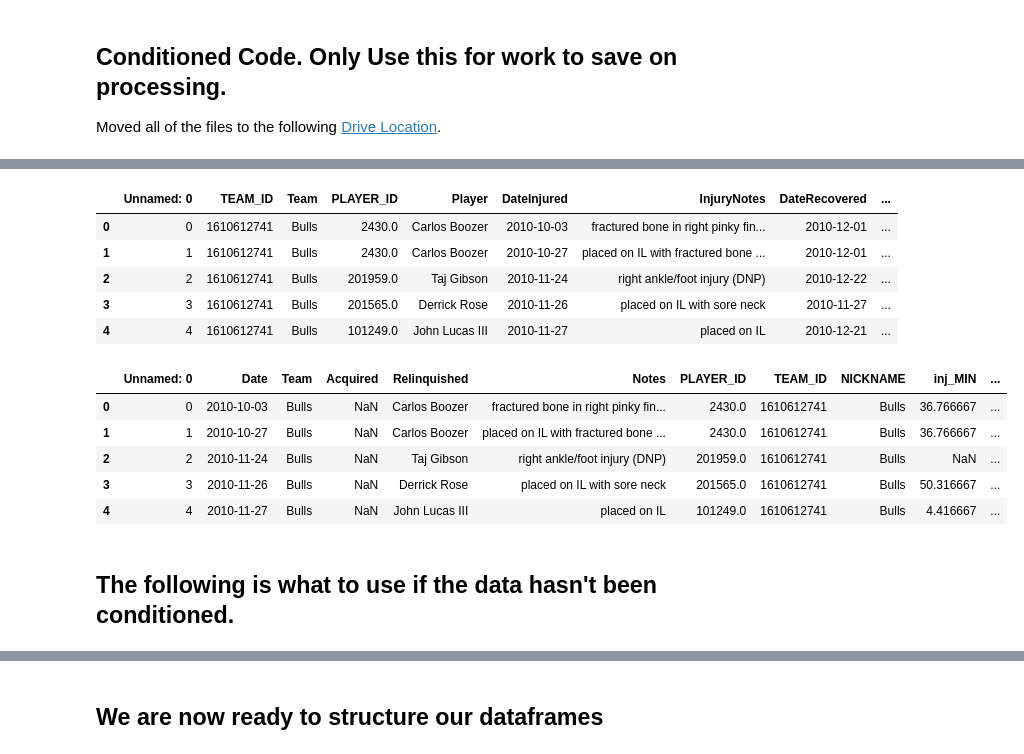
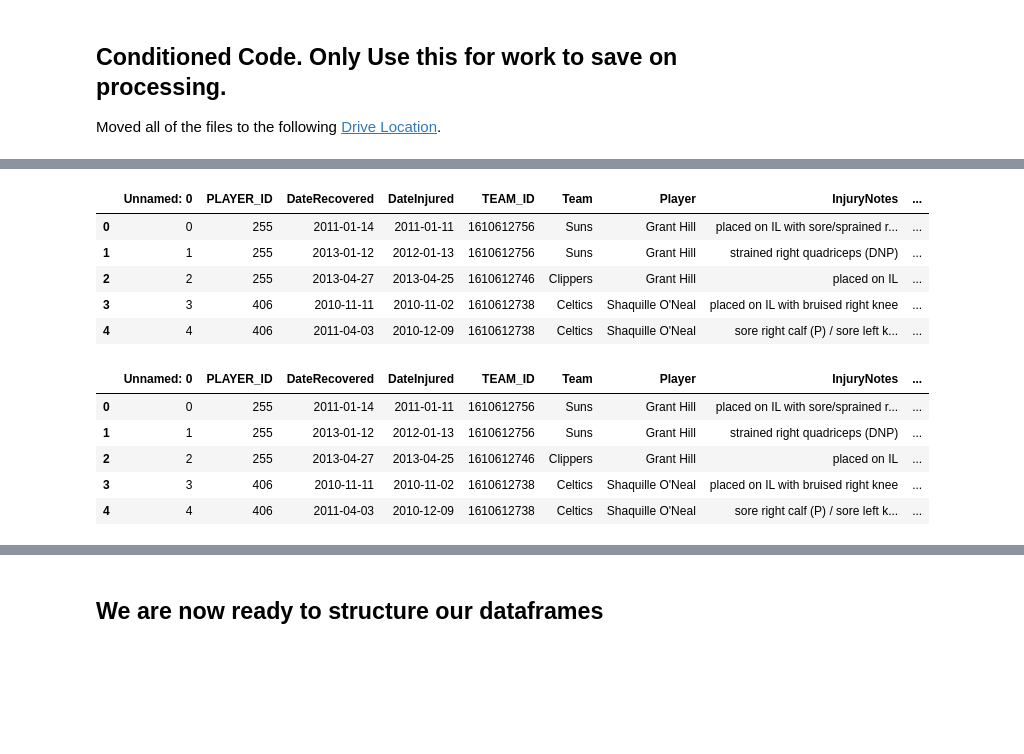
Before and after one commit to cybertraining-dsc/fa20-523-301, a Jupyter notebook: project/project.ipynb, the cells around one changed output, grey strips where cells are left out. Cells and saved outputs as stored; diff of their text form; code cells hidden in the pictures; blank space fills up the shorter version.

```diff
--- a/project/project.ipynb
+++ b/project/project.ipynb
@@ -80,20 +114,18 @@ Moved all of the files to the following [Drive Location](https://drive.google.co
 # Load In Conditioned Datasets - Upload to the Colab files on the left #
 ########################################################################
 
-# df_Injury_End
-df_Injury_End = pd.read_csv("/content/drive/My Drive/Colab Notebooks/df_Injury_End.csv")
+# df_Injury_length
+#df_Injury_length = pd.read_csv('/content/drive/My Drive/Colab Notebooks/df_Injury_length.csv')
+df_Injury_length = pd.read_csv('/content/drive/My Drive/Colab Notebooks/data/df_Injury_length.csv')
+# df_Injury_stats
+#df_Injury_stats = pd.read_csv('/content/drive/My Drive/Colab Notebooks/df_Injury_stats.csv')
+df_Injury_stats = pd.read_csv('/content/drive/My Drive/Colab Notebooks/data/df_Injury_stats.csv')
 
-#df_Injury_End = pd.read_csv("/content/drive/Shared with me/Colab Notebooks/df_Injury_End.csv")
-# df_Injury_length
-df_Injury_length = pd.read_csv('/content/drive/My Drive/Colab Notebooks/df_Injury_length.csv')
-# df_Injury_Start
-df_Injury_Start = pd.read_csv('/content/drive/My Drive/Colab Notebooks/df_Injury_Start.csv')
-
-ds_NBA_Injuries = [df_Injury_Start, df_Injury_End]
+ds_NBA_Injuries = [df_Injury_length, df_Injury_stats]
 #nba games dataset
-df_Games_games = pd.read_csv('/content/drive/My Drive/Colab Notebooks/games.csv')
-df_Games_gamesDetails = pd.read_csv('/content/drive/My Drive/Colab Notebooks/games_details.csv')
-df_Games_players = pd.read_csv('/content/drive/My Drive/Colab Notebooks/players.csv')
-df_Games_ranking = pd.read_csv('/content/drive/My Drive/Colab Notebooks/ranking.csv')
-df_Games_teams = pd.read_csv('/content/drive/My Drive/Colab Notebooks/teams.csv')
+df_Games_games = pd.read_csv('/content/drive/My Drive/Colab Notebooks/data/games.csv')
+df_Games_gamesDetails = pd.read_csv('/content/drive/My Drive/Colab Notebooks/data/games_details.csv')
+df_Games_players = pd.read_csv('/content/drive/My Drive/Colab Notebooks/data/players.csv')
+df_Games_ranking = pd.read_csv('/content/drive/My Drive/Colab Notebooks/data/ranking.csv')
+df_Games_teams = pd.read_csv('/content/drive/My Drive/Colab Notebooks/data/teams.csv')
 ds_NBA_Games = [df_Games_games, df_Games_gamesDetails, df_Games_players, df_Games_ranking, df_Games_teams]
@@ -109,21 +132,21 @@ df_Injury_End.head()
 # %%
 df_Injury_length.head()
 # %% [output]
-|  | Unnamed: 0 | TEAM_ID | Team | PLAYER_ID | Player | DateInjured | InjuryNotes | DateRecovered | ... |
-| 0 | 0 | 1610612741 | Bulls | 2430.0 | Carlos Boozer | 2010-10-03 | fractured bone in right pinky fin... | 2010-12-01 | ... |
-| 1 | 1 | 1610612741 | Bulls | 2430.0 | Carlos Boozer | 2010-10-27 | placed on IL with fractured bone ... | 2010-12-01 | ... |
-| 2 | 2 | 1610612741 | Bulls | 201959.0 | Taj Gibson | 2010-11-24 | right ankle/foot injury (DNP) | 2010-12-22 | ... |
-| 3 | 3 | 1610612741 | Bulls | 201565.0 | Derrick Rose | 2010-11-26 | placed on IL with sore neck | 2010-11-27 | ... |
-| 4 | 4 | 1610612741 | Bulls | 101249.0 | John Lucas III | 2010-11-27 | placed on IL | 2010-12-21 | ... |
+|  | Unnamed: 0 | PLAYER_ID | DateRecovered | DateInjured | TEAM_ID | Team | Player | InjuryNotes | ... |
+| 0 | 0 | 255 | 2011-01-14 | 2011-01-11 | 1610612756 | Suns | Grant Hill | placed on IL with sore/sprained r... | ... |
+| 1 | 1 | 255 | 2013-01-12 | 2012-01-13 | 1610612756 | Suns | Grant Hill | strained right quadriceps (DNP) | ... |
+| 2 | 2 | 255 | 2013-04-27 | 2013-04-25 | 1610612746 | Clippers | Grant Hill | placed on IL | ... |
+| 3 | 3 | 406 | 2010-11-11 | 2010-11-02 | 1610612738 | Celtics | Shaquille O'Neal | placed on IL with bruised right knee | ... |
+| 4 | 4 | 406 | 2011-04-03 | 2010-12-09 | 1610612738 | Celtics | Shaquille O'Neal | sore right calf (P) / sore left k... | ... |
 # %%
-df_Injury_Start.head()
+df_Injury_stats.head()
 # %% [output]
-|  | Unnamed: 0 | Date | Team | Acquired | Relinquished | Notes | PLAYER_ID | TEAM_ID | NICKNAME | inj_MIN | ... |
-| 0 | 0 | 2010-10-03 | Bulls | NaN | Carlos Boozer | fractured bone in right pinky fin... | 2430.0 | 1610612741 | Bulls | 36.766667 | ... |
-| 1 | 1 | 2010-10-27 | Bulls | NaN | Carlos Boozer | placed on IL with fractured bone ... | 2430.0 | 1610612741 | Bulls | 36.766667 | ... |
-| 2 | 2 | 2010-11-24 | Bulls | NaN | Taj Gibson | right ankle/foot injury (DNP) | 201959.0 | 1610612741 | Bulls | NaN | ... |
-| 3 | 3 | 2010-11-26 | Bulls | NaN | Derrick Rose | placed on IL with sore neck | 201565.0 | 1610612741 | Bulls | 50.316667 | ... |
-| 4 | 4 | 2010-11-27 | Bulls | NaN | John Lucas III | placed on IL | 101249.0 | 1610612741 | Bulls | 4.416667 | ... |
+|  | Unnamed: 0 | PLAYER_ID | DateRecovered | DateInjured | TEAM_ID | Team | Player | InjuryNotes | ... |
+| 0 | 0 | 255 | 2011-01-14 | 2011-01-11 | 1610612756 | Suns | Grant Hill | placed on IL with sore/sprained r... | ... |
+| 1 | 1 | 255 | 2013-01-12 | 2012-01-13 | 1610612756 | Suns | Grant Hill | strained right quadriceps (DNP) | ... |
+| 2 | 2 | 255 | 2013-04-27 | 2013-04-25 | 1610612746 | Clippers | Grant Hill | placed on IL | ... |
+| 3 | 3 | 406 | 2010-11-11 | 2010-11-02 | 1610612738 | Celtics | Shaquille O'Neal | placed on IL with bruised right knee | ... |
+| 4 | 4 | 406 | 2011-04-03 | 2010-12-09 | 1610612738 | Celtics | Shaquille O'Neal | sore right calf (P) / sore left k... | ... |
 # %%
 # ########################################################################
 # # Load In Conditioned Datasets - Upload to the Colab files on the left #
@@ -144,5 +167,3 @@ df_Injury_Start.head()
 # df_Games_ranking = pd.read_csv('ranking.csv')
 # df_Games_teams = pd.read_csv('teams.csv')
 # ds_NBA_Games = [df_Games_games, df_Games_gamesDetails, df_Games_players, df_Games_ranking, df_Games_teams]
-# %% [markdown]
-## The following is what to use if the data hasn't been conditioned.
```
Also changed, not shown: parts of 12 cells of this notebook, 11 other files.
